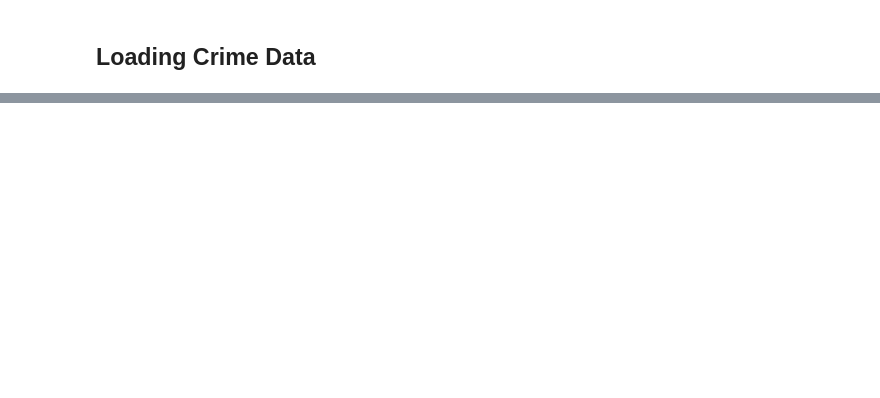
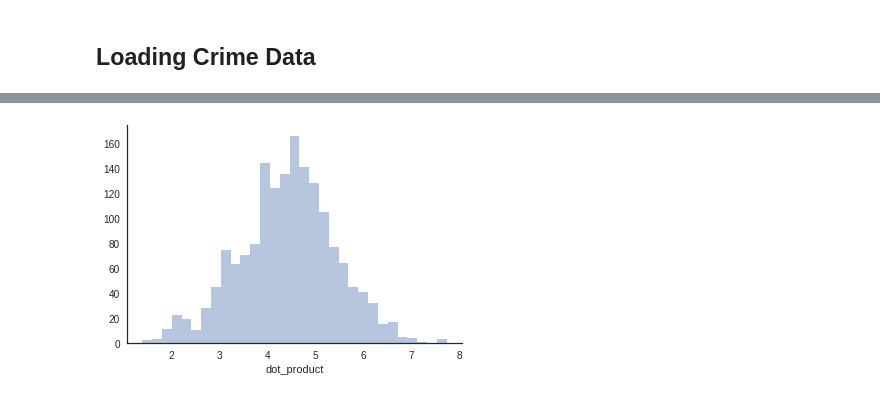
Before and after one commit to jaspajjr/open-data-lsoa, a Jupyter notebook: data-exploration.ipynb, the cells around one changed output, grey strips where cells are left out. Saved outputs shown, nothing was run; the diff lists cells and outputs as text; code cells hidden in the pictures; blank space fills up the shorter version.

```diff
--- a/data-exploration.ipynb
+++ b/data-exploration.ipynb
@@ -341,0 +244,8 @@ a[a['Crime type'] == 'Violence and sexual offences'].plot(column='Crime ID', cma
+# %%
+G = nx.from_pandas_edgelist(group, source='lsoacd11')
+group['dot_product'] = nx.adjacency_matrix(G).dot(group['value'])
+# %%
+sns.distplot(np.log(group.dot_product), kde=False)
+sns.despine()
+# %% [output]
+[figure, added]
```
Also changed, not shown: parts of 24 cells of this notebook.
